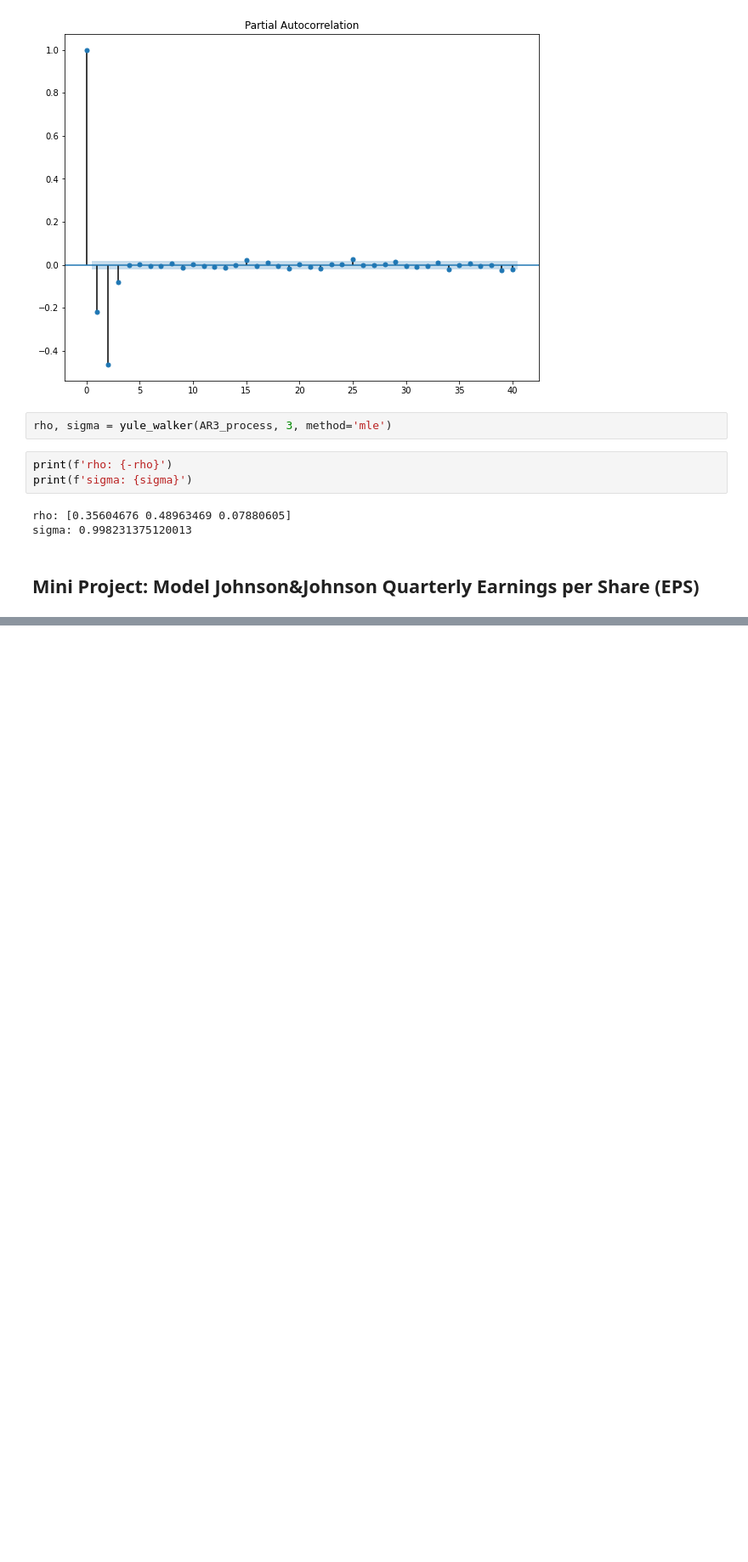
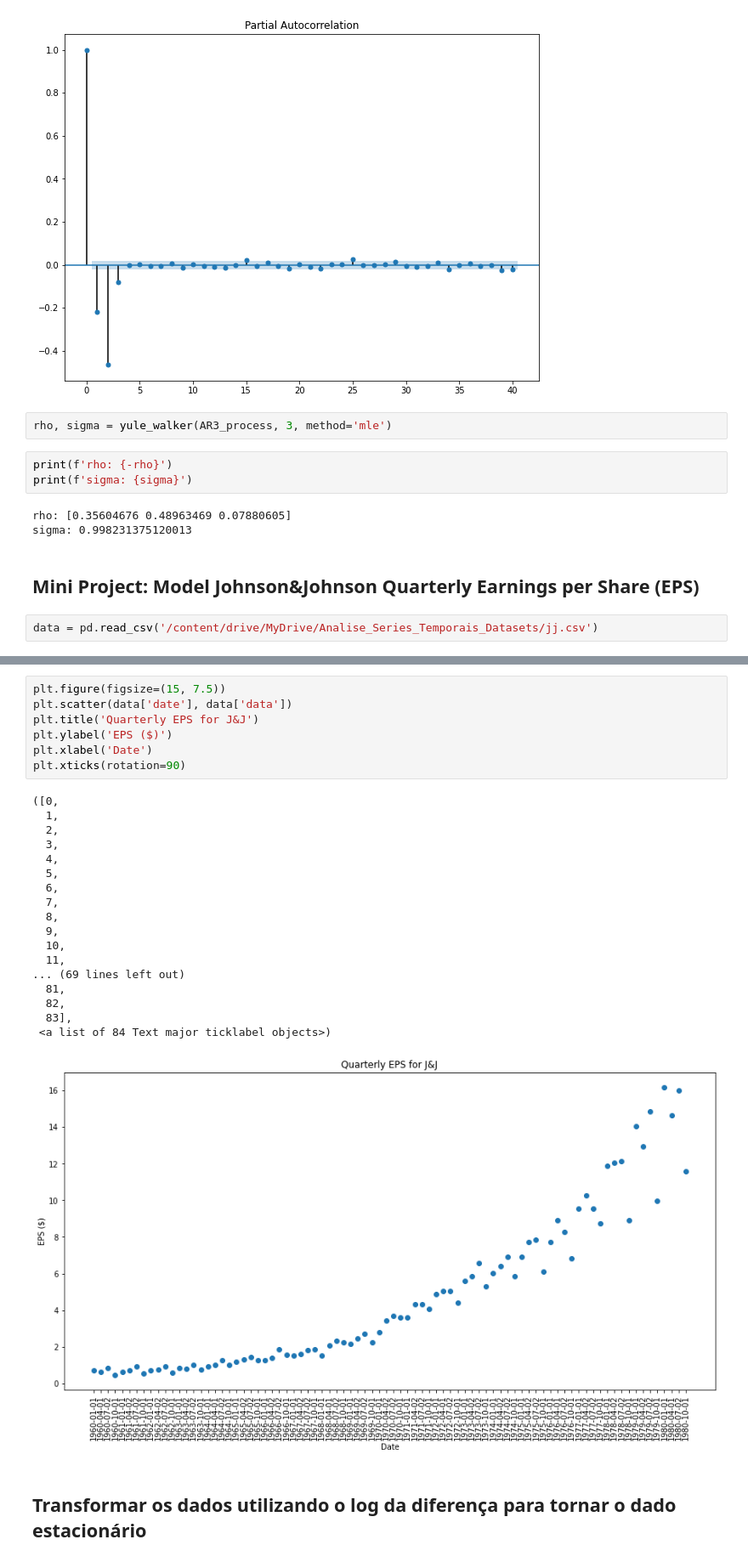
Before and after one commit to thiago2608santana/Analise_Series_Temporais, a Jupyter notebook: Autoregressive_Model.ipynb, the cells around one changed output, grey strips where cells are left out. Shown at 85% size. Drawn from its saved outputs; the diff is of its cells as text; blank space fills up the shorter version.

```diff
--- a/Autoregressive_Model.ipynb
+++ b/Autoregressive_Model.ipynb
@@ -82,3 +82,5 @@ rho: [0.35604676 0.48963469 0.07880605]
 sigma: 0.998231375120013
 # %% [markdown]
 ## Mini Project: Model Johnson&Johnson Quarterly Earnings per Share (EPS)
+# %%
+data = pd.read_csv('/content/drive/MyDrive/Analise_Series_Temporais_Datasets/jj.csv')
@@ -84,0 +96,28 @@ sigma: 0.998231375120013
+# %%
+plt.figure(figsize=(15, 7.5))
+plt.scatter(data['date'], data['data'])
+plt.title('Quarterly EPS for J&J')
+plt.ylabel('EPS ($)')
+plt.xlabel('Date')
+plt.xticks(rotation=90)
+# %% [output]
+([0,
+  1,
+  2,
+  3,
+  4,
+  5,
+  6,
+  7,
+  8,
+  9,
+  10,
+  11,
+... (69 lines left out)
+  81,
+  82,
+  83],
+ <a list of 84 Text major ticklabel objects>)
+[figure, added]
+# %% [markdown]
+## Transformar os dados utilizando o log da diferença para tornar o dado estacionário
```
Also changed, not shown: parts of 12 cells of this notebook.
